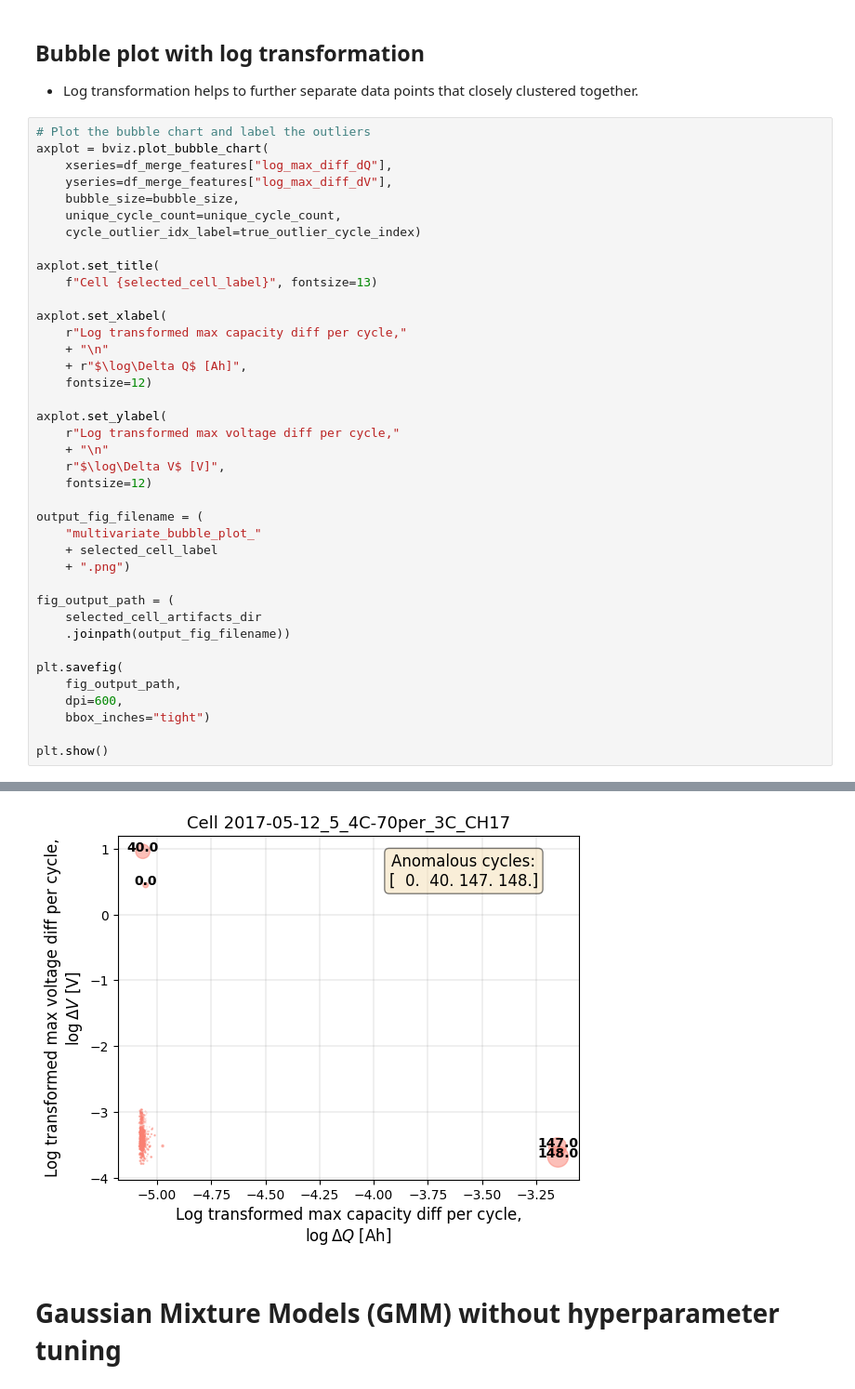
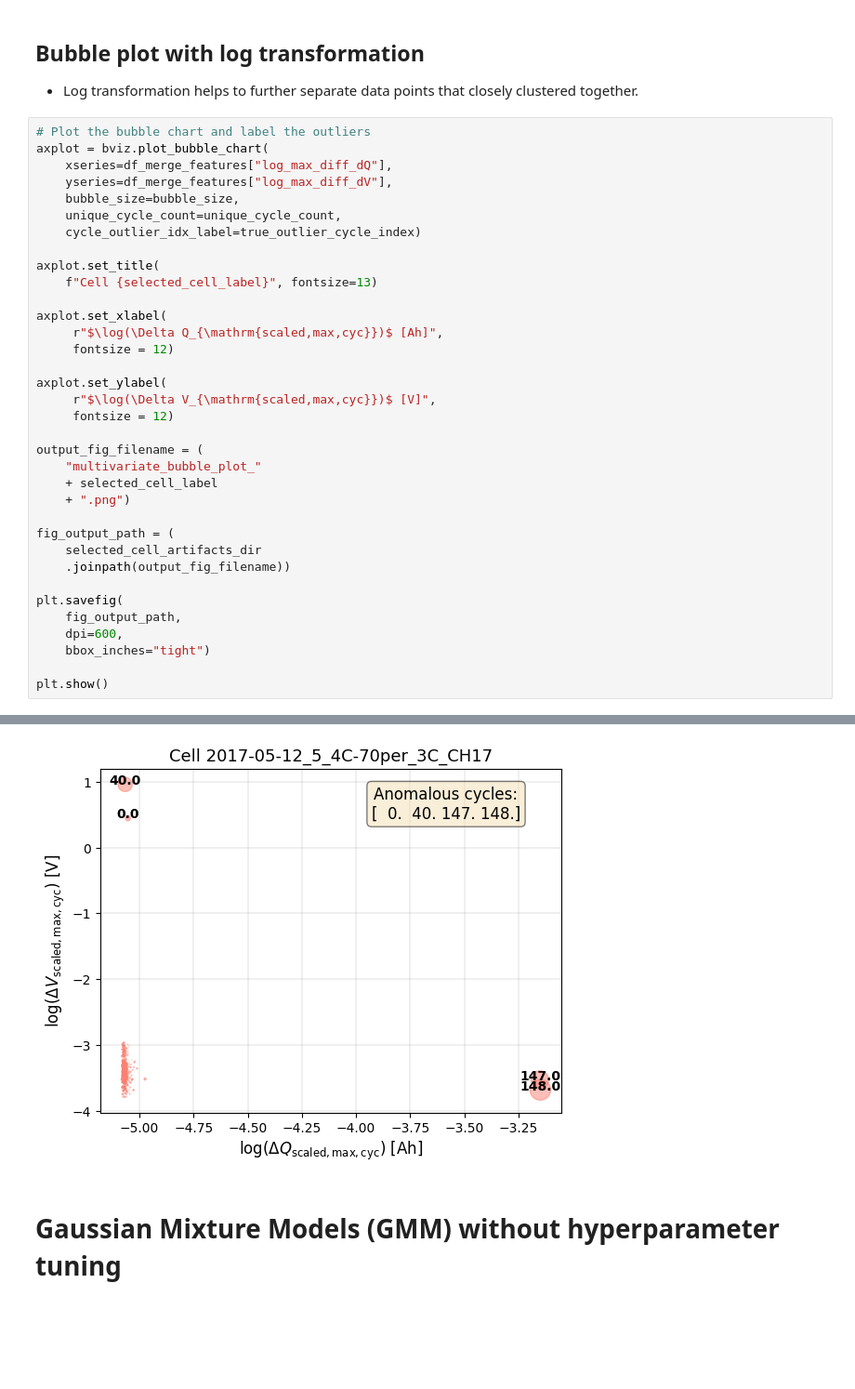
Before and after one commit to meichinpang/osbad, a Jupyter notebook: machine_learning/baseline_models/severson_data_source/ml_03_gmm_baseline_severson.ipynb, the cells around one changed output, grey strips where cells are left out. Shown at 93% size. Drawn from its saved outputs; the diff is of its cells as text; blank space fills up the shorter version.

```diff
--- a/machine_learning/baseline_models/severson_data_source/ml_03_gmm_baseline_severson.ipynb
+++ b/machine_learning/baseline_models/severson_data_source/ml_03_gmm_baseline_severson.ipynb
@@ -569,50 +565,46 @@ axplot.set_title(
     f"Cell {selected_cell_label}", fontsize=13)
 
 axplot.set_xlabel(
-    r"Log transformed max capacity diff per cycle,"
-    + "\n"
-    + r"$\log\Delta Q$ [Ah]",
-    fontsize=12)
+     r"$\log(\Delta Q_{\mathrm{scaled,max,cyc}})$ [Ah]",
+     fontsize = 12)
 
 axplot.set_ylabel(
-    r"Log transformed max voltage diff per cycle,"
-    + "\n"
-    r"$\log\Delta V$ [V]",
-    fontsize=12)
+     r"$\log(\Delta V_{\mathrm{scaled,max,cyc}})$ [V]",
+     fontsize = 12)
 
 output_fig_filename = (
     "multivariate_bubble_plot_"
     + selected_cell_label
     + ".png")
 
 fig_output_path = (
     selected_cell_artifacts_dir
     .joinpath(output_fig_filename))
 
 plt.savefig(
     fig_output_path,
     dpi=600,
     bbox_inches="tight")
 
 plt.show()
 # %% [output]
 Potential anomalous cycle: 0.0
 x-position of the text: -5.053343441284631
 y-position of the text: 0.44734305691240445
 ----------------------------------------------------------------------
 Potential anomalous cycle: 40.0
 x-position of the text: -5.066424997988364
 y-position of the text: 0.9602189626435208
 ----------------------------------------------------------------------
 Potential anomalous cycle: 147.0
 x-position of the text: -3.1508950320267735
 y-position of the text: -3.5256965450993665
 ----------------------------------------------------------------------
 Potential anomalous cycle: 148.0
 x-position of the text: -3.1489054346417387
 y-position of the text: -3.6794044837514233
 ----------------------------------------------------------------------
-[figure, old version]
+[figure, new version]
 # %% [markdown]
 # Gaussian Mixture Models (GMM) without hyperparameter tuning
 # %% [markdown]
```
Also changed, not shown: parts of 2 cells of this notebook, 5 other files.
